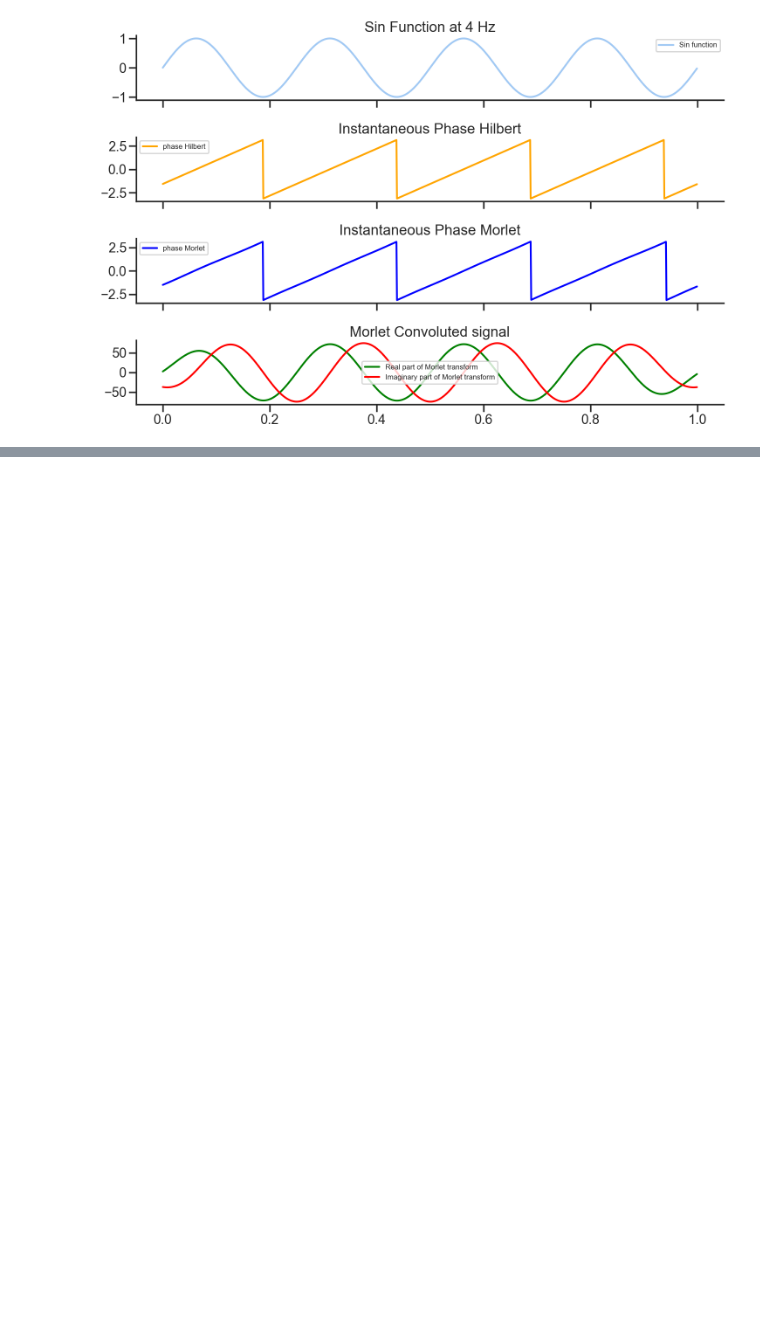
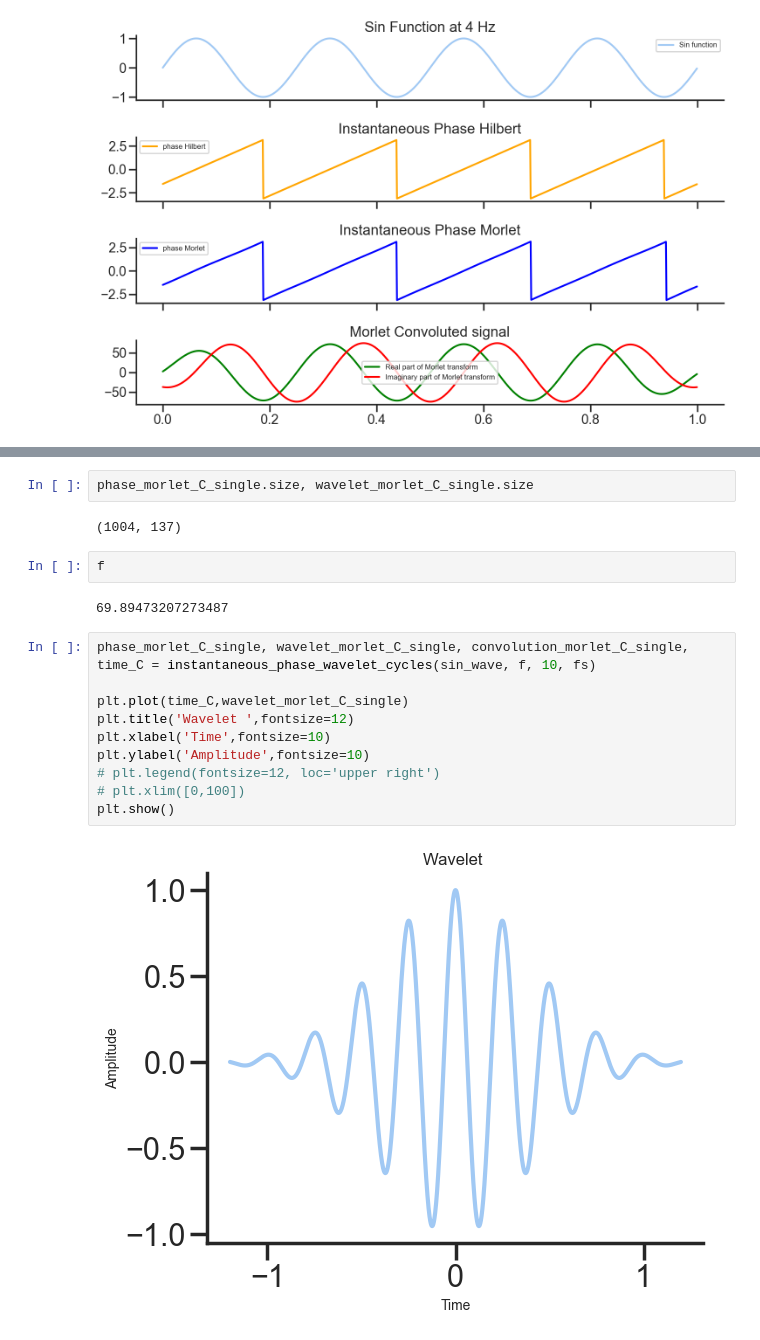
Before and after one commit to gdelfe/Ketamine_effects_on_the_brain, a Jupyter notebook: python/Phase_extraction_wavelets.ipynb, the cells around one changed output, grey strips where cells are left out. Drawn from its saved outputs; the diff is of its cells as text; blank space fills up the shorter version.

```diff
--- a/python/Phase_extraction_wavelets.ipynb
+++ b/python/Phase_extraction_wavelets.ipynb
@@ -863,0 +434,20 @@ LfpS.shape[0]/250/60
+# %%
+phase_morlet_C_single.size, wavelet_morlet_C_single.size
+# %% [output]
+(1004, 137)
+# %%
+f
+# %% [output]
+69.89473207273487
+# %%
+phase_morlet_C_single, wavelet_morlet_C_single, convolution_morlet_C_single, time_C = instantaneous_phase_wavelet_cycles(sin_wave, f, 10, fs)
+
+plt.plot(time_C,wavelet_morlet_C_single)
+plt.title('Wavelet ',fontsize=12)
+plt.xlabel('Time',fontsize=10)
+plt.ylabel('Amplitude',fontsize=10)
+# plt.legend(fontsize=12, loc='upper right')
+# plt.xlim([0,100])
+plt.show()
+# %% [output]
+[figure, added]
```
Also changed, not shown: parts of 55 cells of this notebook.
